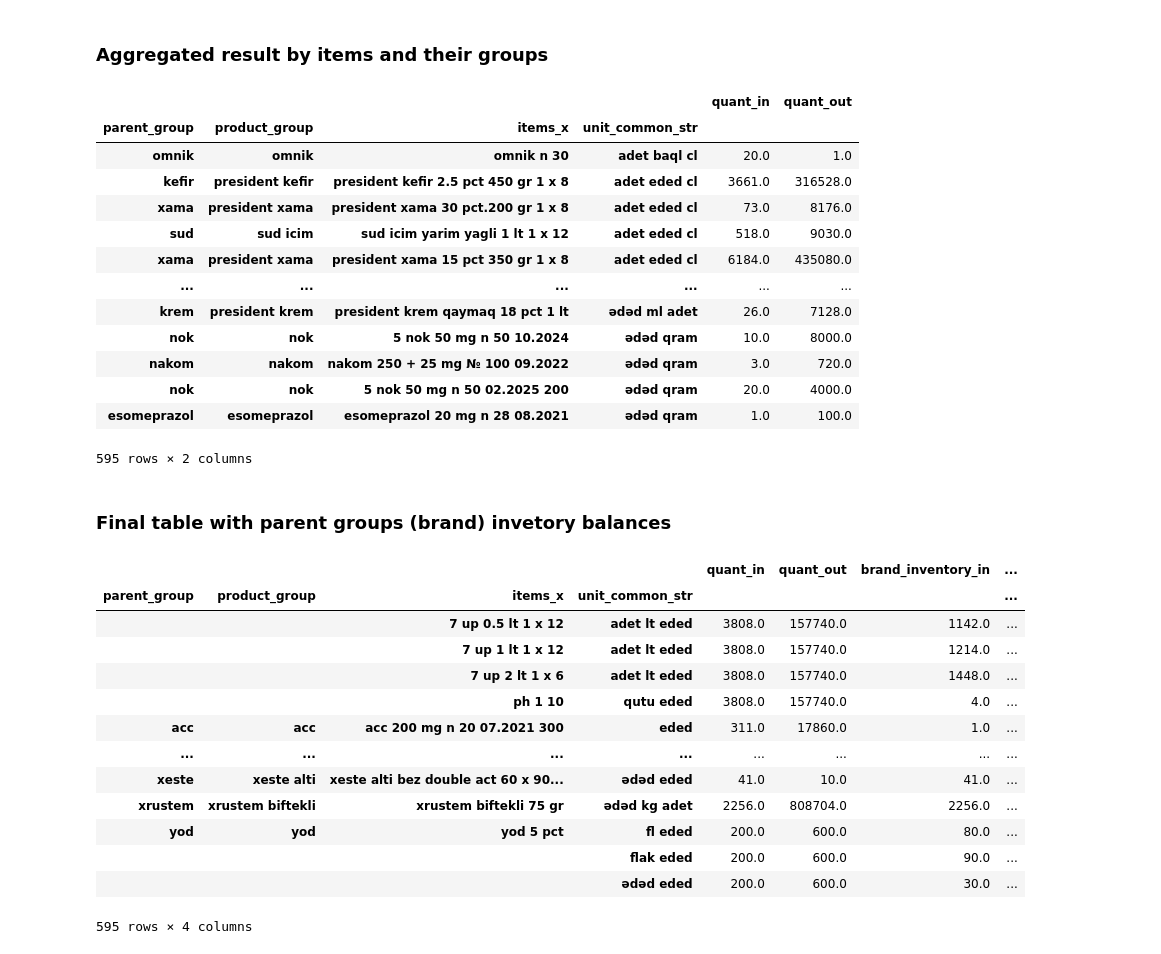
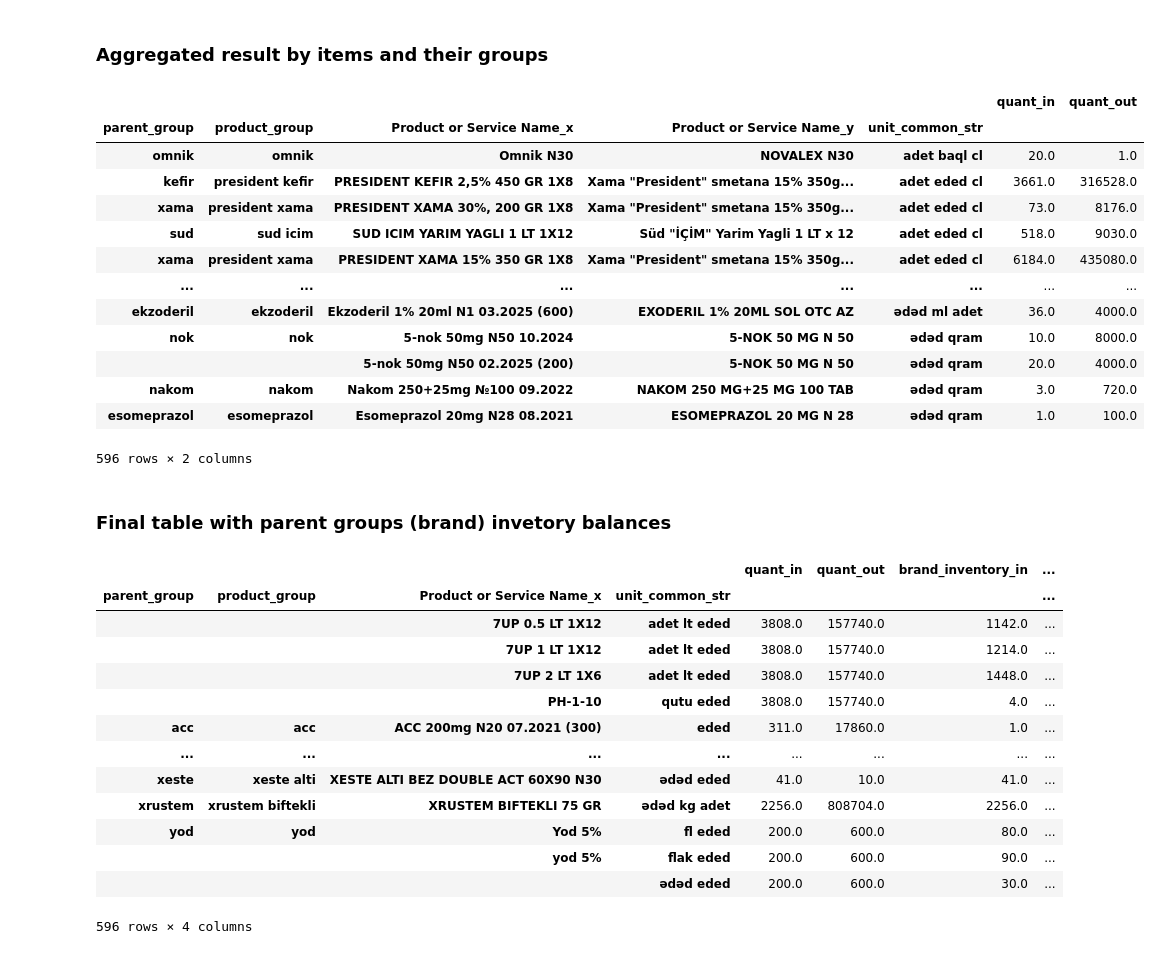
Before and after one commit to varsey/product-matching-case, a Jupyter notebook: demo.ipynb, the cells around one changed output. Saved outputs shown, nothing was run; the diff lists cells and outputs as text; code cells hidden in the pictures.

```diff
--- a/demo.ipynb
+++ b/demo.ipynb
@@ -276,29 +276,29 @@ See the caveats in the documentation: https://pandas.pydata.org/pandas-docs/stab
 ### Aggregated result by items and their groups
 # %%
 general_aggregate = compilation_scored.groupby(
-    by=['parent_group', 'product_group', 'items_x', 'unit_common_str']
+    by=['parent_group', 'product_group', 'Product or Service Name_x', 'Product or Service Name_y', 'unit_common_str']
 ).agg(
     {'quant_in':'sum','quant_out':'sum'}
 ).sort_values(
     ['unit_common_str']
 )
 
 general_aggregate
 # %% [output]
-|  |  |  |  | quant_in | quant_out |
-| parent_group | product_group | items_x | unit_common_str |  |  |
-| omnik | omnik | omnik n 30 | adet baql cl | 20.0 | 1.0 |
-| kefir | president kefir | president kefir 2.5 pct 450 gr 1 x 8 | adet eded cl | 3661.0 | 316528.0 |
-| xama | president xama | president xama 30 pct.200 gr 1 x 8 | adet eded cl | 73.0 | 8176.0 |
-| sud | sud icim | sud icim yarim yagli 1 lt 1 x 12 | adet eded cl | 518.0 | 9030.0 |
-| xama | president xama | president xama 15 pct 350 gr 1 x 8 | adet eded cl | 6184.0 | 435080.0 |
-| ... | ... | ... | ... | ... | ... |
-| krem | president krem | president krem qaymaq 18 pct 1 lt | ədəd ml adet | 26.0 | 7128.0 |
-| nok | nok | 5 nok 50 mg n 50 10.2024 | ədəd qram | 10.0 | 8000.0 |
-| nakom | nakom | nakom 250 + 25 mg № 100 09.2022 | ədəd qram | 3.0 | 720.0 |
-| nok | nok | 5 nok 50 mg n 50 02.2025 200 | ədəd qram | 20.0 | 4000.0 |
-| esomeprazol | esomeprazol | esomeprazol 20 mg n 28 08.2021 | ədəd qram | 1.0 | 100.0 |
+|  |  |  |  |  | quant_in | quant_out |
+| parent_group | product_group | Product or Service Name_x | Product or Service Name_y | unit_common_str |  |  |
+| omnik | omnik | Omnik N30 | NOVALEX N30 | adet baql cl | 20.0 | 1.0 |
+| kefir | president kefir | PRESIDENT KEFIR 2,5% 450 GR 1X8 | Xama "President" smetana 15% 350g... | adet eded cl | 3661.0 | 316528.0 |
+| xama | president xama | PRESIDENT XAMA 30%, 200 GR 1X8 | Xama "President" smetana 15% 350g... | adet eded cl | 73.0 | 8176.0 |
+| sud | sud icim | SUD ICIM YARIM YAGLI 1 LT 1X12 | Süd "İÇİM" Yarim Yagli 1 LT x 12 | adet eded cl | 518.0 | 9030.0 |
+| xama | president xama | PRESIDENT XAMA 15% 350 GR 1X8 | Xama "President" smetana 15% 350g... | adet eded cl | 6184.0 | 435080.0 |
+| ... | ... | ... | ... | ... | ... | ... |
+| ekzoderil | ekzoderil | Ekzoderil 1% 20ml N1 03.2025 (600) | EXODERIL 1% 20ML SOL OTC AZ | ədəd ml adet | 36.0 | 4000.0 |
+| nok | nok | 5-nok 50mg N50 10.2024 | 5-NOK 50 MG N 50 | ədəd qram | 10.0 | 8000.0 |
+|  |  | 5-nok 50mg N50 02.2025 (200) | 5-NOK 50 MG N 50 | ədəd qram | 20.0 | 4000.0 |
+| nakom | nakom | Nakom 250+25mg №100 09.2022 | NAKOM 250 MG+25 MG 100 TAB | ədəd qram | 3.0 | 720.0 |
+| esomeprazol | esomeprazol | Esomeprazol 20mg N28 08.2021 | ESOMEPRAZOL 20 MG N 28 | ədəd qram | 1.0 | 100.0 |
-595 rows × 2 columns
+596 rows × 2 columns
 # %% [markdown]
 ### Final table with parent groups (brand) invetory balances
 # %%
@@ -313,22 +313,22 @@ brand_agg.rename(columns={'quant_in': 'brand_inventory_in', 'quant_out': 'brand_
 result = pd.merge(brand_agg, general_aggregate, on='parent_group', how='left')
 # %%
 result.groupby(
-    by=['parent_group', 'product_group', 'items_x', 'unit_common_str']
+    by=['parent_group', 'product_group', 'Product or Service Name_x', 'unit_common_str']
 ).agg(
     {'quant_in':'sum','quant_out':'sum', 'brand_inventory_in': 'max', 'brand_inventory_out': 'max'}
 )
 # %% [output]
 |  |  |  |  | quant_in | quant_out | brand_inventory_in | ... |
-| parent_group | product_group | items_x | unit_common_str |  |  |  | ... |
-|  |  | 7 up 0.5 lt 1 x 12 | adet lt eded | 3808.0 | 157740.0 | 1142.0 | ... |
-|  |  | 7 up 1 lt 1 x 12 | adet lt eded | 3808.0 | 157740.0 | 1214.0 | ... |
-|  |  | 7 up 2 lt 1 x 6 | adet lt eded | 3808.0 | 157740.0 | 1448.0 | ... |
-|  |  | ph 1 10 | qutu eded | 3808.0 | 157740.0 | 4.0 | ... |
-| acc | acc | acc 200 mg n 20 07.2021 300 | eded | 311.0 | 17860.0 | 1.0 | ... |
+| parent_group | product_group | Product or Service Name_x | unit_common_str |  |  |  | ... |
+|  |  | 7UP 0.5 LT 1X12 | adet lt eded | 3808.0 | 157740.0 | 1142.0 | ... |
+|  |  | 7UP 1 LT 1X12 | adet lt eded | 3808.0 | 157740.0 | 1214.0 | ... |
+|  |  | 7UP 2 LT 1X6 | adet lt eded | 3808.0 | 157740.0 | 1448.0 | ... |
+|  |  | PH-1-10 | qutu eded | 3808.0 | 157740.0 | 4.0 | ... |
+| acc | acc | ACC 200mg N20 07.2021 (300) | eded | 311.0 | 17860.0 | 1.0 | ... |
 | ... | ... | ... | ... | ... | ... | ... | ... |
-| xeste | xeste alti | xeste alti bez double act 60 x 90... | ədəd eded | 41.0 | 10.0 | 41.0 | ... |
-| xrustem | xrustem biftekli | xrustem biftekli 75 gr | ədəd kg adet | 2256.0 | 808704.0 | 2256.0 | ... |
-| yod | yod | yod 5 pct | fl eded | 200.0 | 600.0 | 80.0 | ... |
-|  |  |  | flak eded | 200.0 | 600.0 | 90.0 | ... |
+| xeste | xeste alti | XESTE ALTI BEZ DOUBLE ACT 60X90 N30 | ədəd eded | 41.0 | 10.0 | 41.0 | ... |
+| xrustem | xrustem biftekli | XRUSTEM BIFTEKLI 75 GR | ədəd kg adet | 2256.0 | 808704.0 | 2256.0 | ... |
+| yod | yod | Yod 5% | fl eded | 200.0 | 600.0 | 80.0 | ... |
+|  |  | yod 5% | flak eded | 200.0 | 600.0 | 90.0 | ... |
 |  |  |  | ədəd eded | 200.0 | 600.0 | 30.0 | ... |
-595 rows × 4 columns
+596 rows × 4 columns
```
Also changed, not shown: parts of 10 cells of this notebook.
